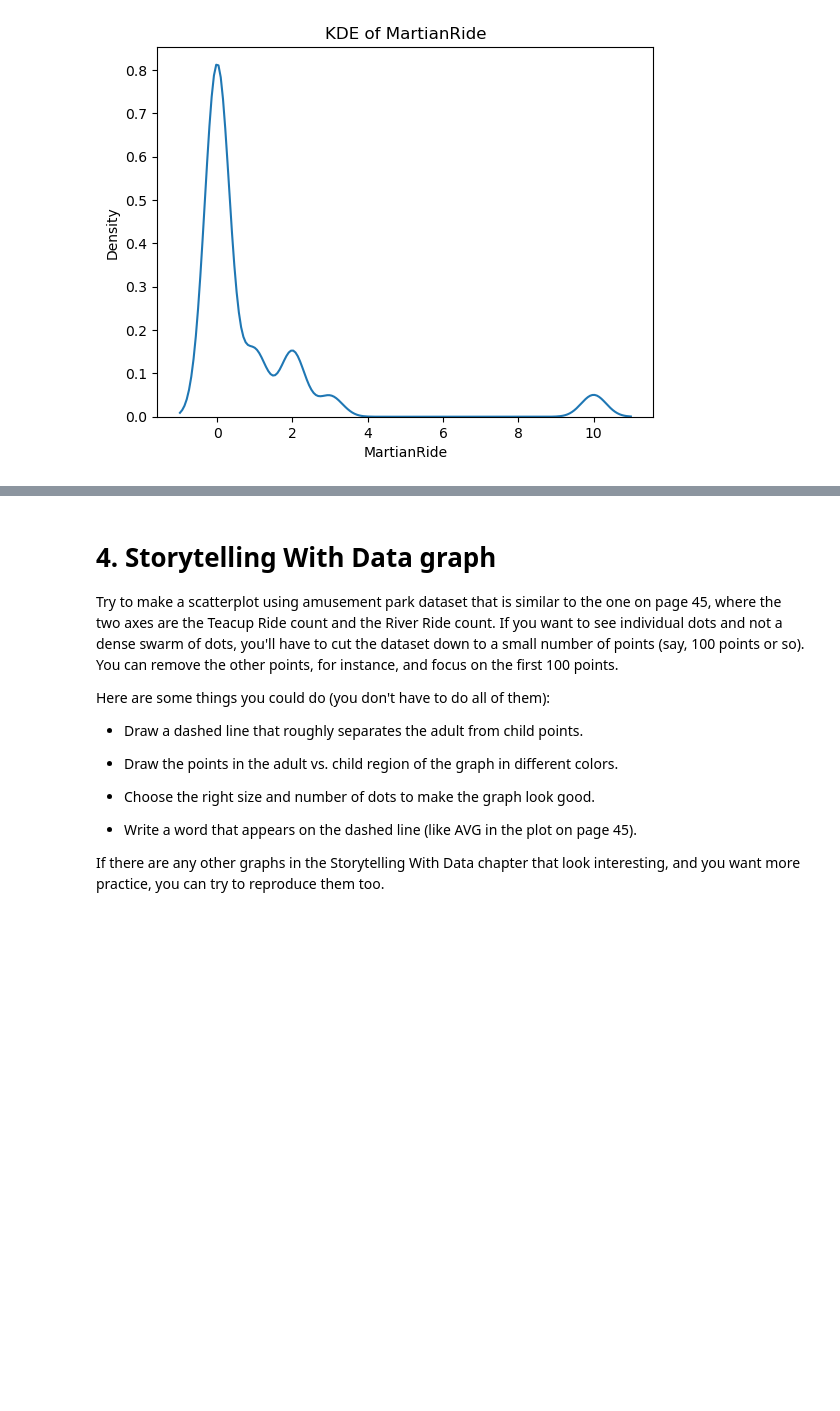
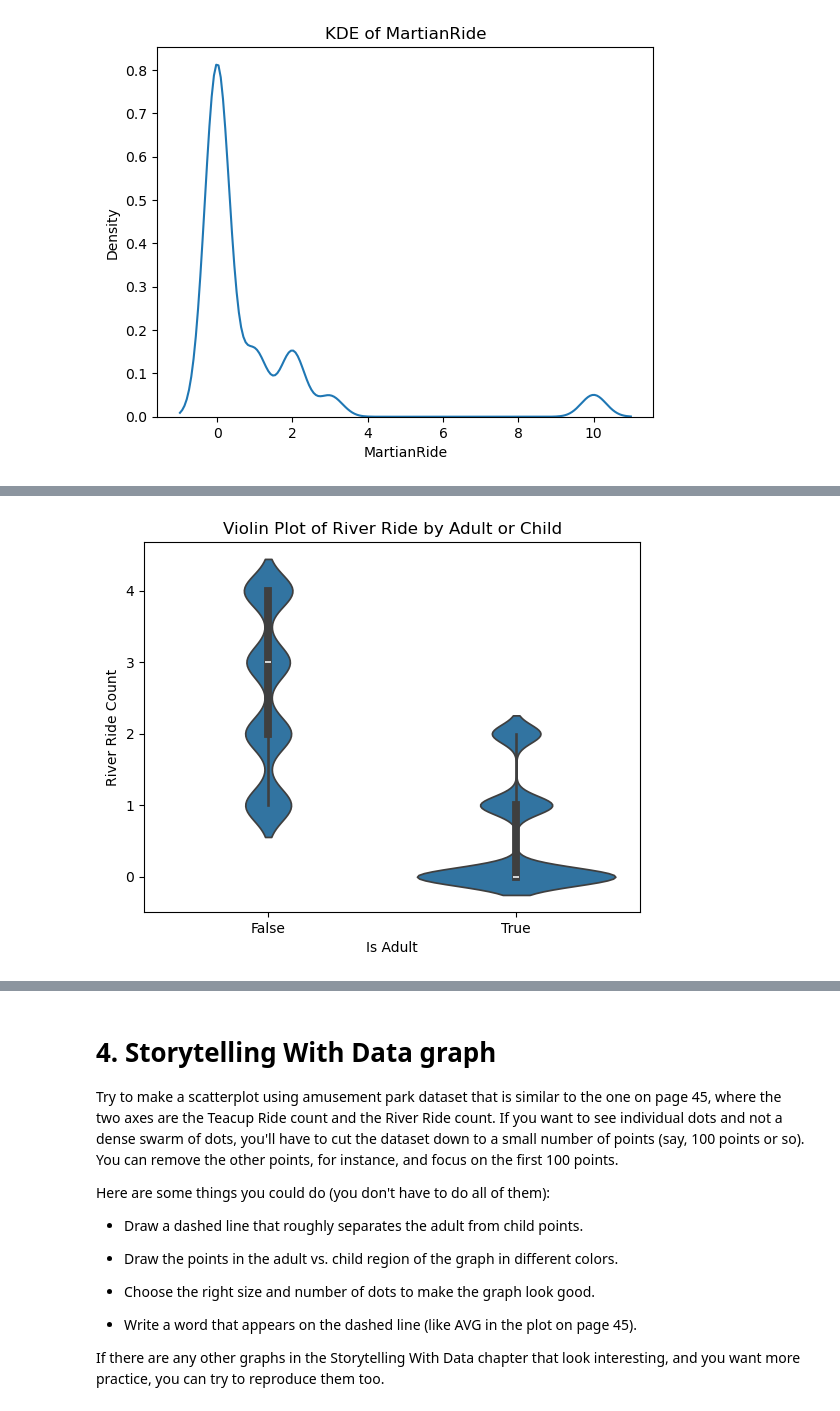
Before and after one commit to keshleem/dx699-summerai-homework3, a Jupyter notebook: Week3.ipynb, the cells around one changed output, grey strips where cells are left out. Cells and saved outputs as stored; diff of their text form; code cells hidden in the pictures; blank space fills up the shorter version.

```diff
--- a/Week3.ipynb
+++ b/Week3.ipynb
@@ -392,0 +398,9 @@ KeyboardInterrupt:
+# %%
+# violin plot
+sns.violinplot(data=df, x='IsAdult', y='RiverRide')
+plt.title('Violin Plot of River Ride by Adult or Child')
+plt.xlabel('Is Adult')
+plt.ylabel('River Ride Count')
+plt.show()
+# %% [output]
+[figure, added]
```
Also changed, not shown: parts of 3 cells of this notebook.
